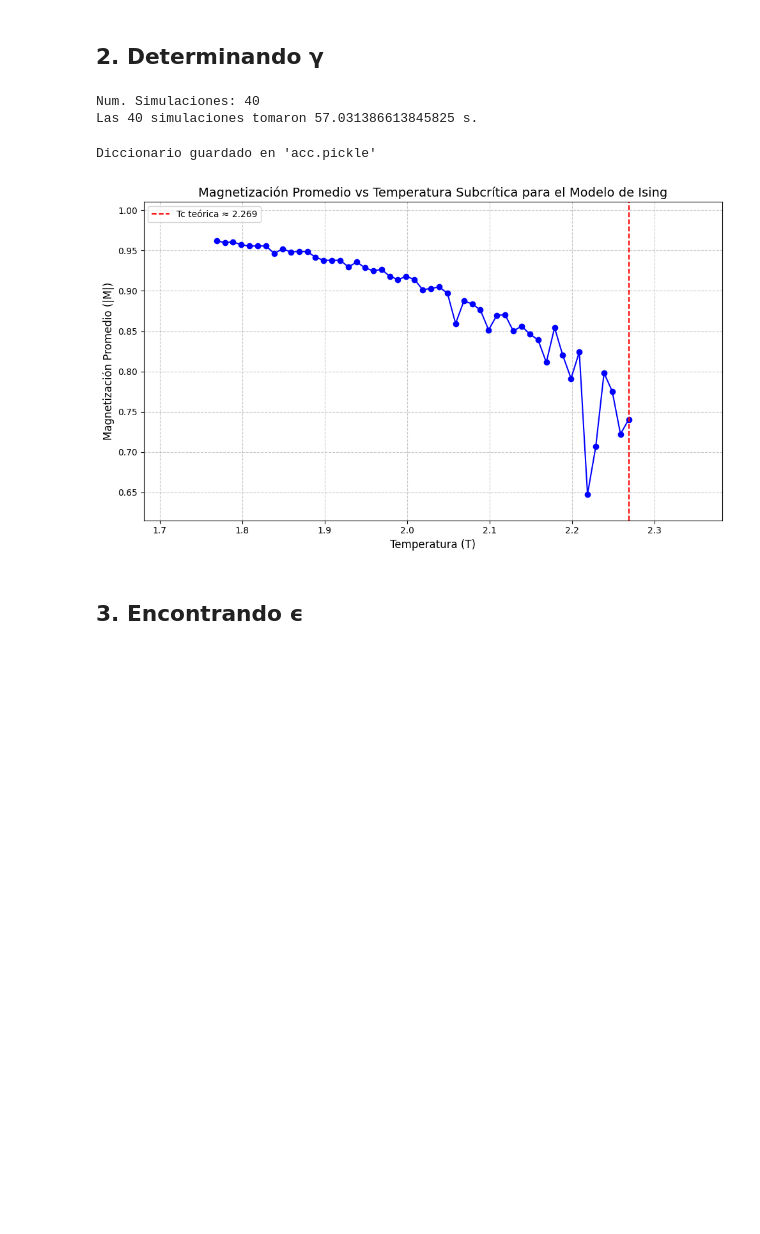
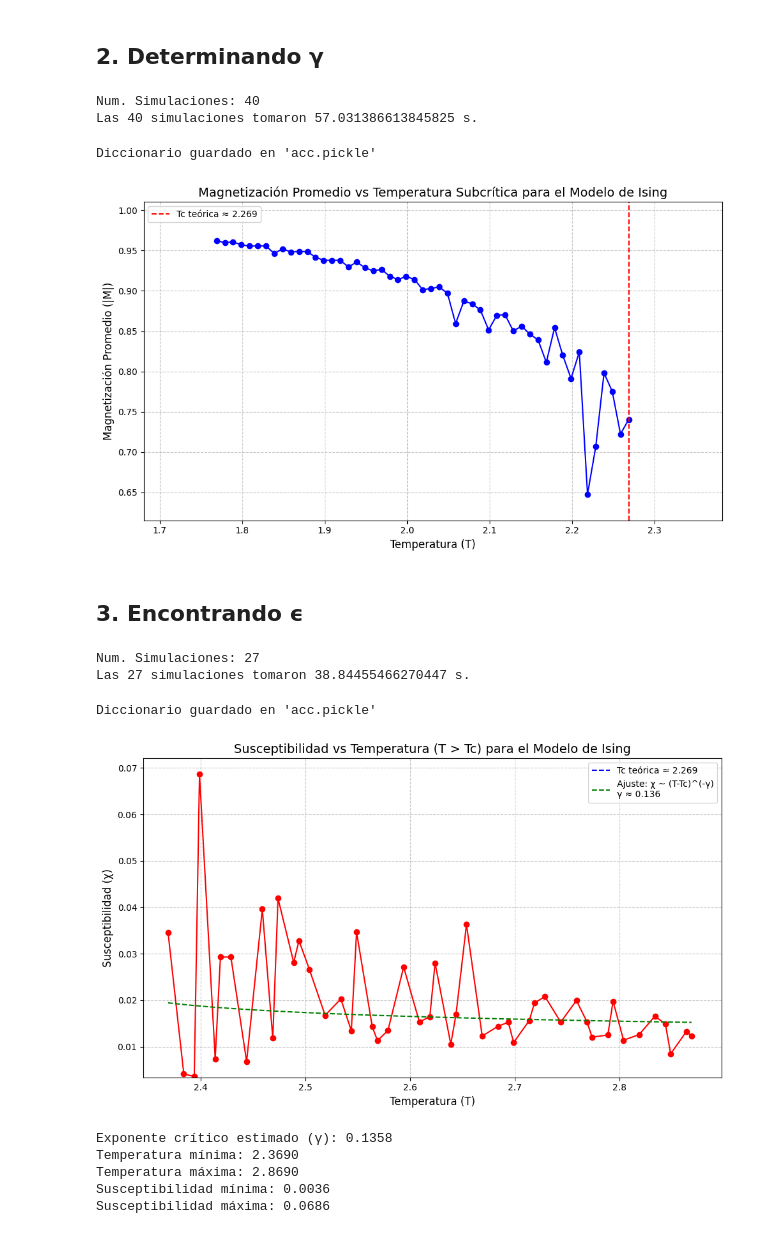
Before and after one commit to BrianDL/fisica_computacional, a Jupyter notebook: 3 - Modelo de Ising/ising.ipynb, the cells around one changed output. Drawn from its saved outputs; the diff is of its cells as text; code cells hidden in the pictures; blank space fills up the shorter version.

```diff
--- a/3 - Modelo de Ising/ising.ipynb
+++ b/3 - Modelo de Ising/ising.ipynb
@@ -577,7 +579,7 @@ Diccionario guardado en 'acc.pickle'
 
 L=30
 Tc = 2.269
-temps = [ T for n in range(0, 101, 10) \
+temps = [ T for n in range(0, 101, 3) \
          if (T:= Tc +0.1 +0.005*n) and (T,L) not in tl_a_result ]
 
 acc = {} ### acumulador local
@@ -588,3 +590,70 @@ await applicar_en_rtemp(temps, acc, L=L)
 print(f"Las {len(temps)} simulaciones tomaron {time.time() - t0} s.")
 
 for T,R in acc.items(): tl_a_result[(T,L)] = R ### actualizando acumulador global
+# %% [output]
+Num. Simulaciones: 27
+Las 27 simulaciones tomaron 38.84455466270447 s.
+# %%
+# guardar_diccionario(tl_a_result, "acc.pickle")  ### guardando nuestro diccionario global
+
+temp_a_susc = {
+    T: susceptibilidad(R[1],1/T) for n in range(0, 101, 1) \
+    if (T:= Tc +0.1 +0.005*n) and (R:= tl_a_result.get((T,30), None))
+}
+
+def graficar_susceptibilidad_vs_temperatura(temp_a_susc):
+    """
+    Grafica la susceptibilidad vs temperatura para T > Tc.
+
+    :param temp_a_susc: Diccionario con temperaturas como claves y susceptibilidades como valores
+    """
+    # Ordenar el diccionario por temperatura para asegurar que la gráfica esté en orden
+    datos_ordenados = sorted(temp_a_susc.items())
+    temperaturas, susceptibilidades = zip(*datos_ordenados)
+
+    plt.figure(figsize=(10, 6))
+    plt.plot(temperaturas, susceptibilidades, 'ro-', marker='o')
+    plt.xlabel('Temperatura (T)', fontsize=12)
+    plt.ylabel('Susceptibilidad (χ)', fontsize=12)
+    plt.title('Susceptibilidad vs Temperatura (T > Tc) para el Modelo de Ising', fontsize=14)
+    plt.grid(True, linestyle='--', alpha=0.7)
+
+    # Añadir un poco de espacio alrededor de los datos
+    plt.xlim(min(temperaturas) * 0.99, max(temperaturas) * 1.01)
+    plt.ylim(min(susceptibilidades) * 0.95, max(susceptibilidades) * 1.05)
+
+    # Añadir la temperatura crítica teórica
+    Tc_teorica = 2.269
+    plt.axvline(x=Tc_teorica, color='b', linestyle='--', label=f'Tc teórica ≈ {Tc_teorica:.3f}')
+
+    # Ajuste de ley de potencia
+    log_temp = np.log(np.array(temperaturas) - Tc_teorica)
+    log_susc = np.log(susceptibilidades)
+    coef = np.polyfit(log_temp, log_susc, 1)
+    gamma_estimado = -coef[0]
+
+    # Añadir línea de ajuste
+    x_fit = np.linspace(min(temperaturas), max(temperaturas), 100)
+    y_fit = np.exp(coef[1]) * (x_fit - Tc_teorica)**(-gamma_estimado)
+    plt.plot(x_fit, y_fit, 'g--', label=f'Ajuste: χ ~ (T-Tc)^(-γ)\nγ ≈ {gamma_estimado:.3f}')
+
+    plt.legend()
+    plt.tight_layout()
+    plt.show()
+
+    print(f"Exponente crítico estimado (γ): {gamma_estimado:.4f}")
+    print(f"Temperatura mínima: {min(temperaturas):.4f}")
+    print(f"Temperatura máxima: {max(temperaturas):.4f}")
+    print(f"Susceptibilidad mínima: {min(susceptibilidades):.4f}")
+    print(f"Susceptibilidad máxima: {max(susceptibilidades):.4f}")
+
+
+graficar_susceptibilidad_vs_temperatura(temp_a_susc)
+# %% [output]
+Diccionario guardado en 'acc.pickle'
+[figure, added]
+Exponente crítico estimado (γ): 0.1358
+Temperatura mínima: 2.3690
+Temperatura máxima: 2.8690
+Susceptibilidad mínima: 0.0036
+Susceptibilidad máxima: 0.0686
```
Also changed, not shown: parts of 2 cells of this notebook.
